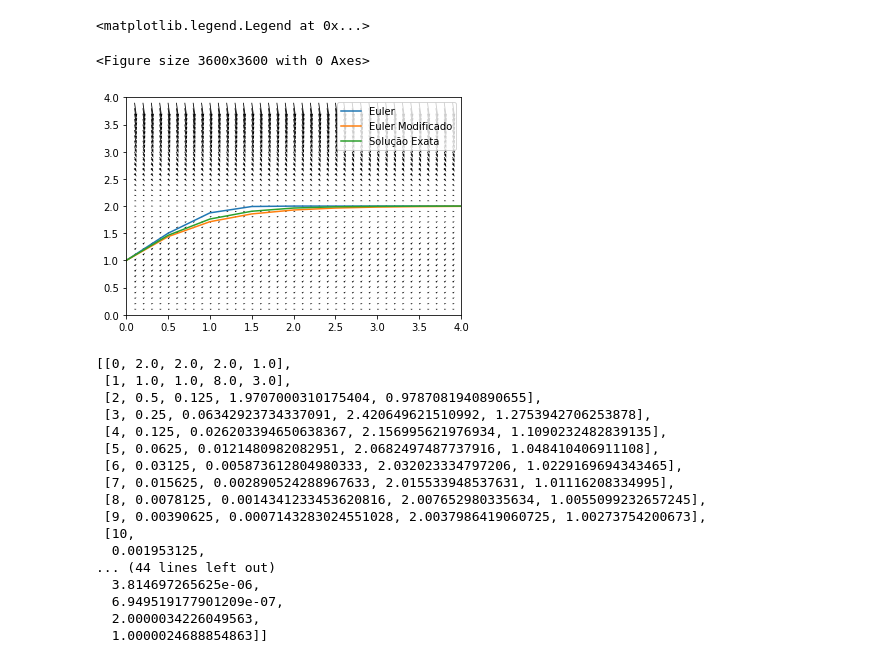
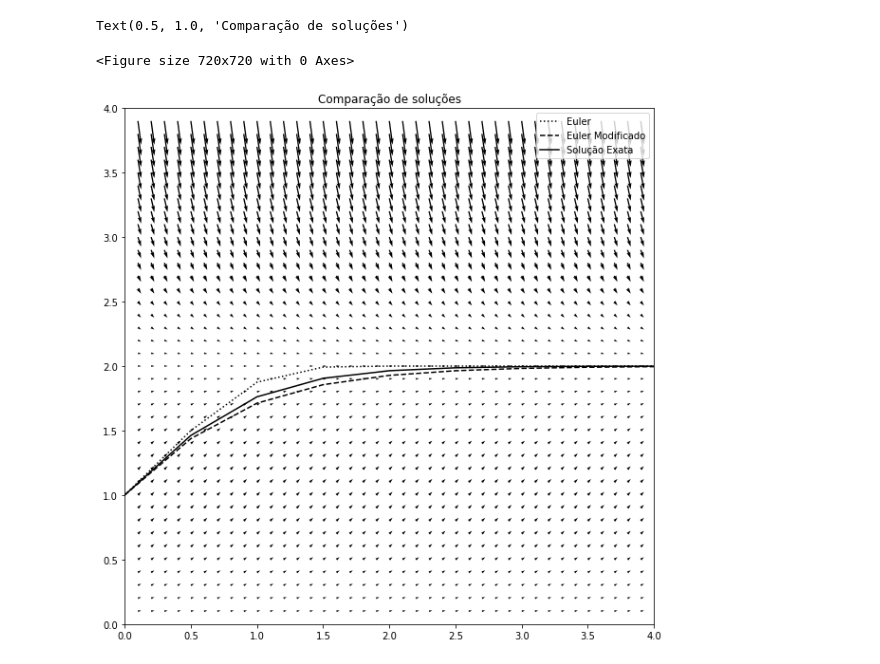
Before and after one commit to lacacr/MAP2310, a Jupyter notebook: PP4_Q3_I3.ipynb, the cells around one changed output. Saved outputs shown, nothing was run; the diff lists cells and outputs as text; code cells hidden in the pictures.

```diff
--- a/PP4_Q3_I3.ipynb
+++ b/PP4_Q3_I3.ipynb
@@ -18,34 +18,15 @@ euler_mod_values = euler_mod(f, t0, y0, 4, delta_t)[1]
 times = np.arange(t0, 4 + delta_t, delta_t)
 exact_values = exact_sol(times)
 # %%
-plt.figure(figsize=(50,50))
+plt.figure(figsize=(10,10))
 tangent_plane(f, (0,0), (4,4), (0.1,0.1))
-plt.plot(times, euler_values, label="Euler")
-plt.plot(times, euler_mod_values, label="Euler Modificado")
-plt.plot(times, exact_values, label="Solução Exata")
+plt.plot(times, euler_values, label="Euler", color = "black", linestyle = "dotted")
+plt.plot(times, euler_mod_values, label="Euler Modificado", color = "black", linestyle = "dashed")
+plt.plot(times, exact_values, label="Solução Exata", color="black")
 plt.axis([0, 4, 0, 4])
 plt.legend()
+plt.title("Comparação de soluções")
 # %% [output]
-<matplotlib.legend.Legend at 0x...>
+Text(0.5, 1.0, 'Comparação de soluções')
-<Figure size 3600x3600 with 0 Axes>
+<Figure size 720x720 with 0 Axes>
-[figure, old version]
+[figure, new version]
-# %%
-estimated_convergence(f, t0, y0, 1, 2, 20, euler)
-# %% [output]
-[[0, 2.0, 2.0, 2.0, 1.0],
- [1, 1.0, 1.0, 8.0, 3.0],
- [2, 0.5, 0.125, 1.9707000310175404, 0.9787081940890655],
- [3, 0.25, 0.06342923734337091, 2.420649621510992, 1.2753942706253878],
- [4, 0.125, 0.026203394650638367, 2.156995621976934, 1.1090232482839135],
- [5, 0.0625, 0.0121480982082951, 2.0682497487737916, 1.048410406911108],
- [6, 0.03125, 0.005873612804980333, 2.032023334797206, 1.0229169694343465],
- [7, 0.015625, 0.002890524288967633, 2.015533948537631, 1.01116208334995],
- [8, 0.0078125, 0.0014341233453620816, 2.007652980335634, 1.0055099232657245],
- [9, 0.00390625, 0.0007143283024551028, 2.0037986419060725, 1.00273754200673],
- [10,
-  0.001953125,
-... (44 lines left out)
-  3.814697265625e-06,
-  6.949519177901209e-07,
-  2.0000034226049563,
-  1.0000024688854863]]
```
Also changed, not shown: parts of 3 cells of this notebook.
